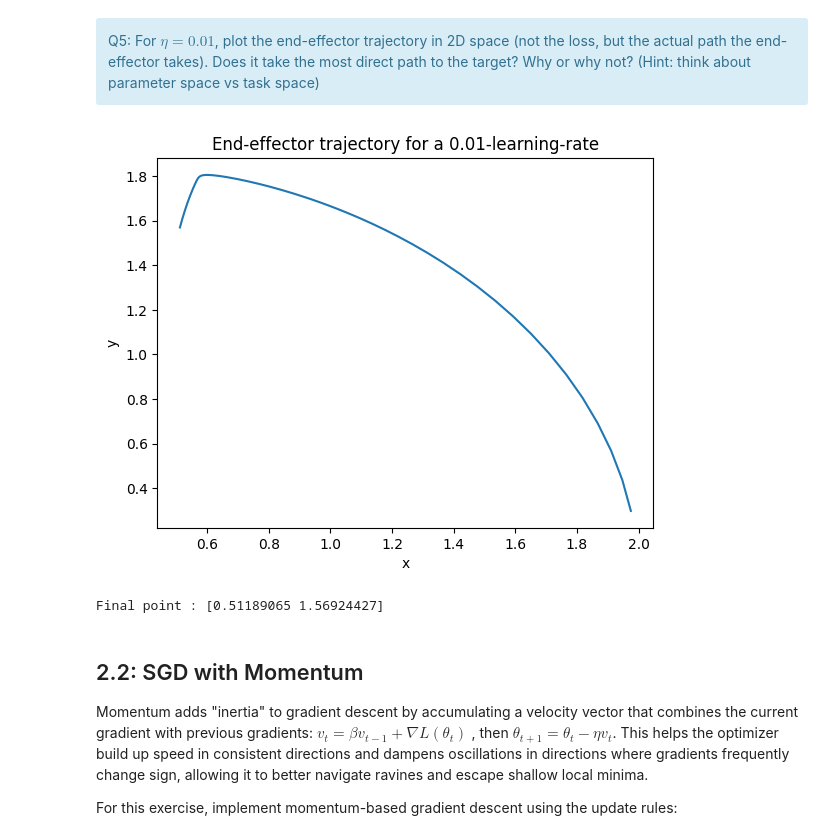
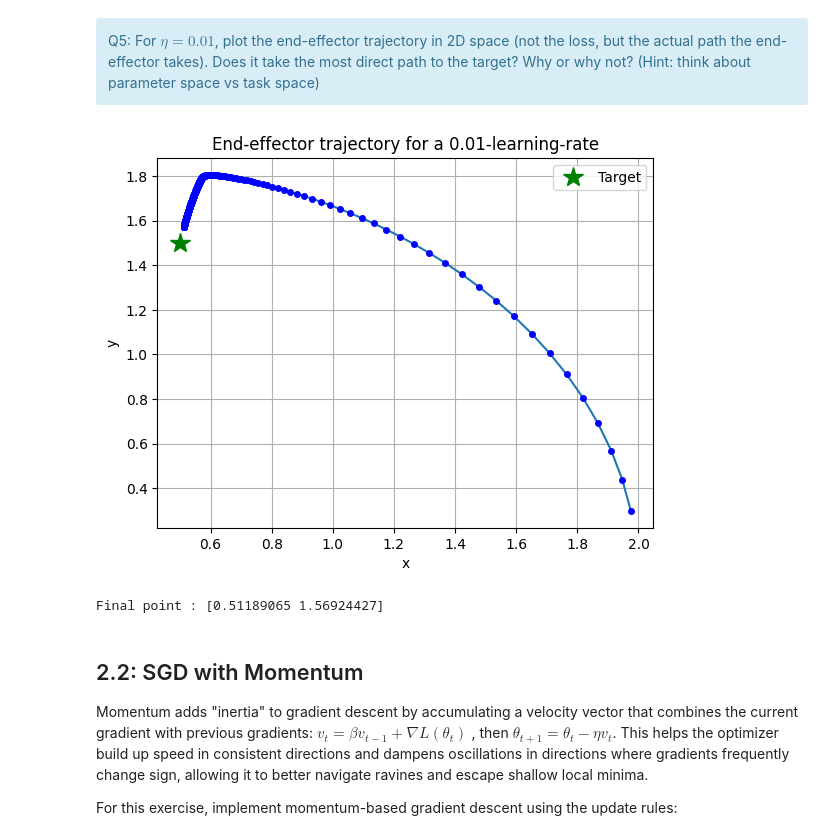
Before and after one commit to AntoninLeSecq/stochastic, a Jupyter notebook: notebooks/control_BE.ipynb, the cells around one changed output. Saved outputs shown, nothing was run; the diff lists cells and outputs as text; code cells hidden in the pictures.

```diff
--- a/notebooks/control_BE.ipynb
+++ b/notebooks/control_BE.ipynb
@@ -458,14 +458,18 @@ Q5: For $η = 0.01$, plot the end-effector trajectory in 2D space (not the loss,
 # %%
 ee_trajectory = gradient_descent(theta_init, target, LENGTHS, 0.01, n_iterations)[2]
 
 plt.title(f'End-effector trajectory for a 0.01-learning-rate')
 plt.plot(ee_trajectory[:,0], ee_trajectory[:,1])
+plt.plot(ee_trajectory[:,0], ee_trajectory[:,1], 'bo', markersize=4)
+plt.plot(target[0], target[1], 'g*', markersize=15, label='Target')
 plt.xlabel('x')
 plt.ylabel('y')
+plt.grid(True)
+plt.legend()
 plt.show()
 print(f"Final point : {ee_trajectory[-1]}")
 # %% [output]
-[figure, old version]
+[figure, new version]
 Final point : [0.51189065 1.56924427]
 # %% [markdown]
 ## 2.2: SGD with Momentum
```
Also changed, not shown: parts of 14 cells of this notebook.
